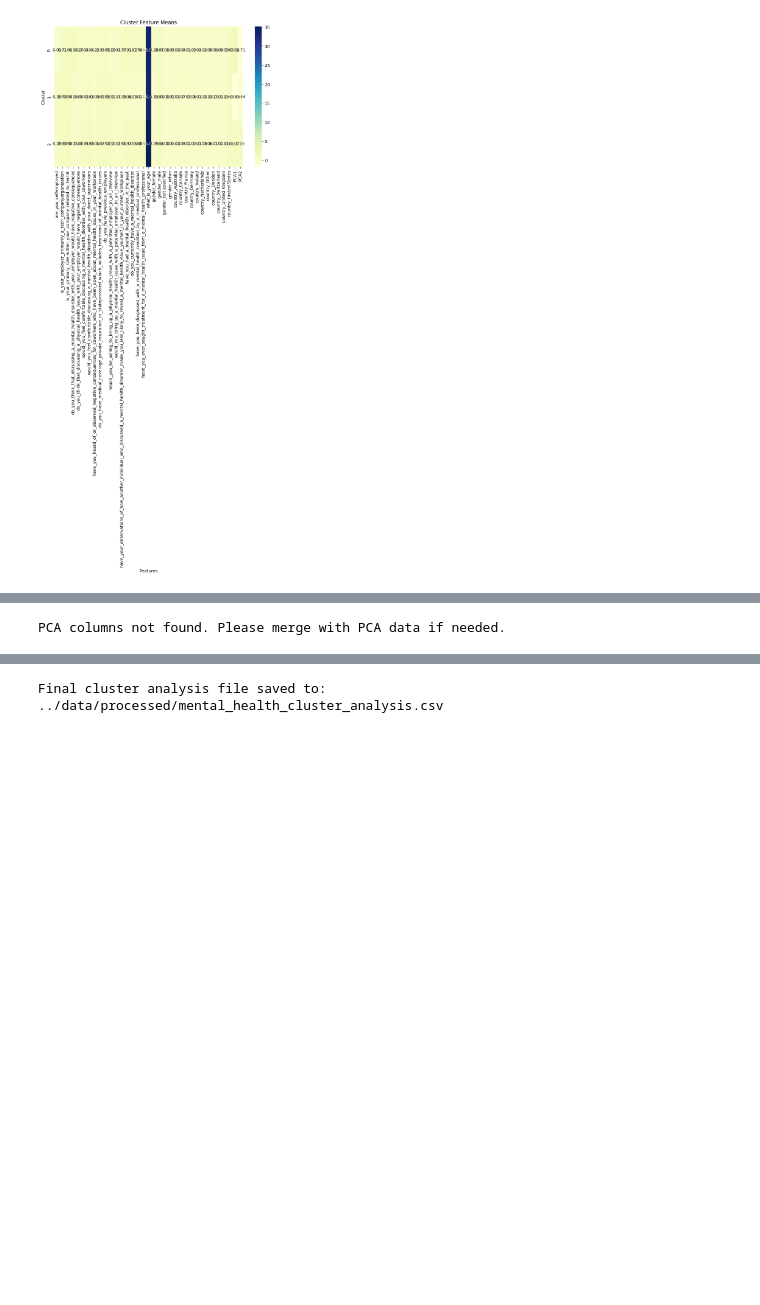
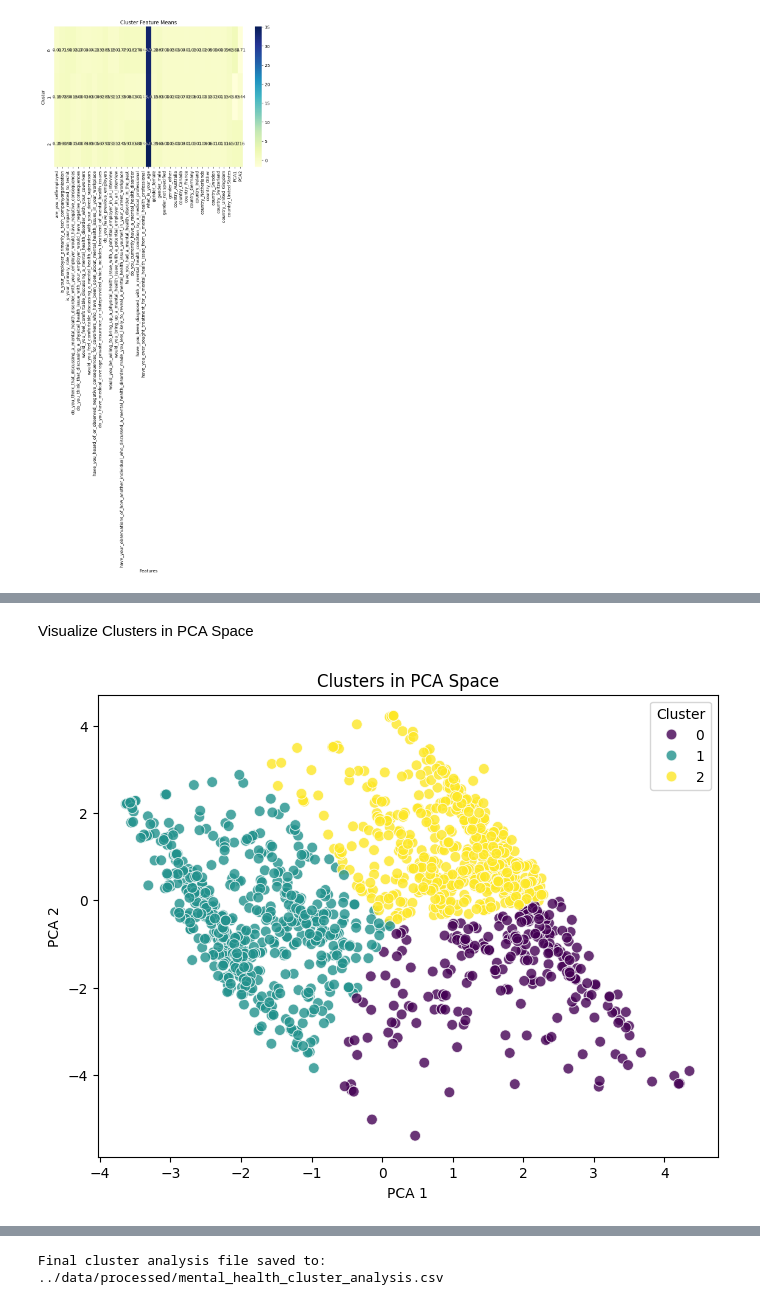
Before and after one commit to RaghadIU/mental_helth_tech, a Jupyter notebook: notebook/5_cluster_analysis_visualization.ipynb, the cells around one changed output, grey strips where cells are left out. Cells and saved outputs as stored; diff of their text form; code cells hidden in the pictures; blank space fills up the shorter version.

```diff
--- a/notebook/5_cluster_analysis_visualization.ipynb
+++ b/notebook/5_cluster_analysis_visualization.ipynb
@@ -79,20 +99,22 @@ for feature in selected_features:
+# %% [markdown]
+Visualize Clusters in PCA Space
 # %%
 #Visualize clusters again in PCA space if PCA columns exist
-if 'PC1' in df.columns and 'PC2' in df.columns:
+if 'PCA1' in df.columns and 'PCA2' in df.columns:
     plt.figure(figsize=(8,6))
     sns.scatterplot(
-        x='PC1', y='PC2',
+        x='PCA1', y='PCA2',
         hue='cluster',
         palette='viridis',
         data=df,
         s=60, alpha=0.8
     )
     plt.title('Clusters in PCA Space')
-    plt.xlabel('Principal Component 1')
-    plt.ylabel('Principal Component 2')
+    plt.xlabel('PCA 1')
+    plt.ylabel('PCA 2')
     plt.legend(title='Cluster')
     plt.show()
 else:
     print("PCA columns not found. Please merge with PCA data if needed.")
 # %% [output]
-PCA columns not found. Please merge with PCA data if needed.
+[figure, added]
```
Also changed, not shown: parts of 7 cells of this notebook, 6 other files.
